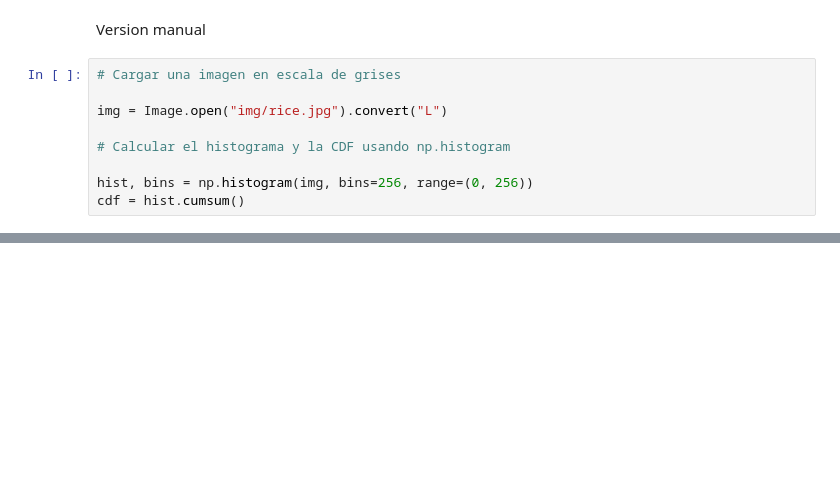
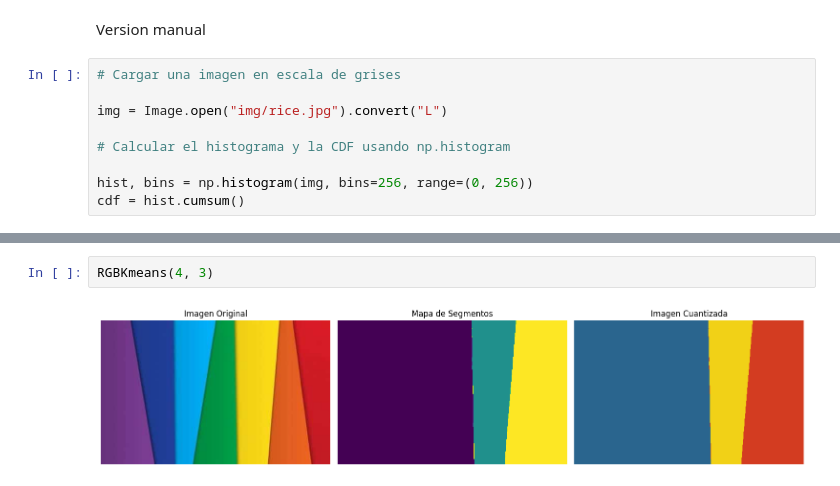
Before and after one commit to Diego2250/CV-LAB1, a Jupyter notebook: lab1.ipynb, the cells around one changed output, grey strips where cells are left out. Saved outputs shown, nothing was run; the diff lists cells and outputs as text; blank space fills up the shorter version.

```diff
--- a/lab1.ipynb
+++ b/lab1.ipynb
@@ -86,0 +164,4 @@ cdf = hist.cumsum()
+# %%
+RGBKmeans(4, 3)
+# %% [output]
+[figure, added]
```
Also changed, not shown: parts of 11 cells of this notebook.
